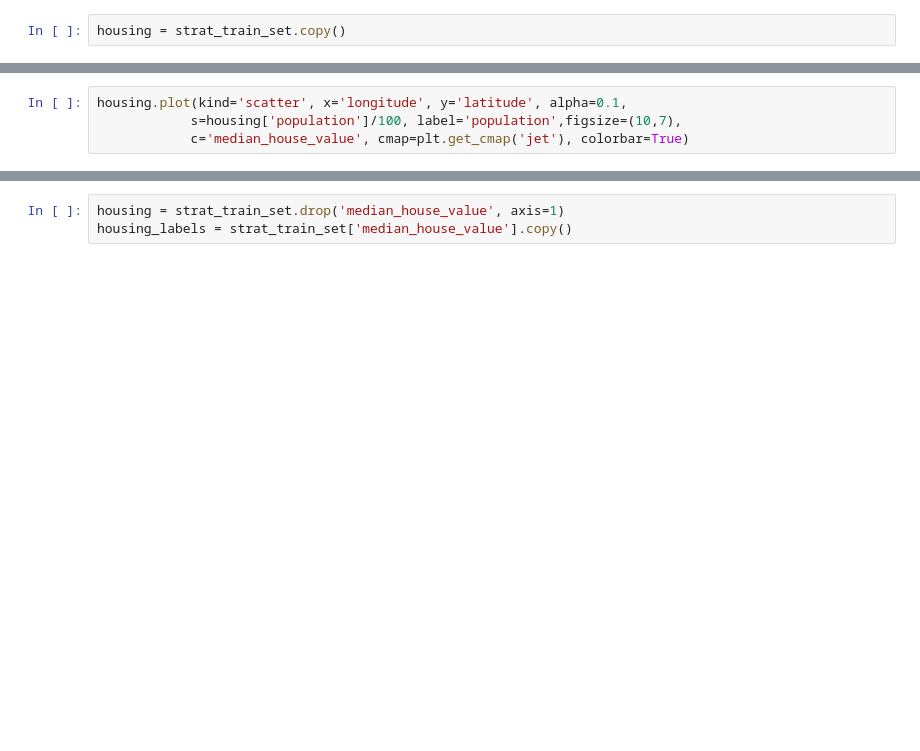
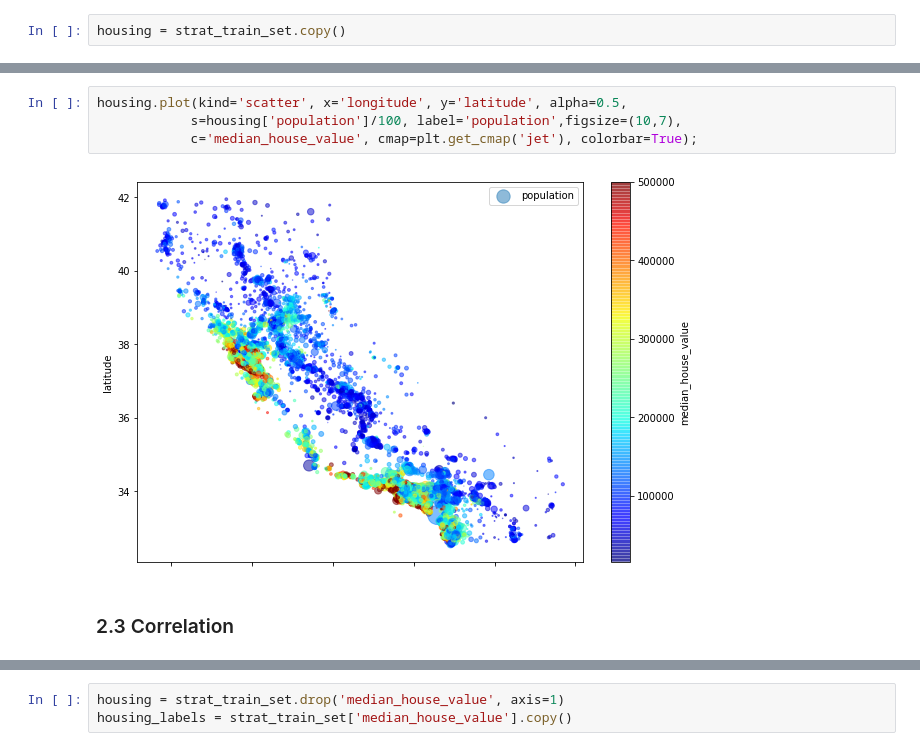
Before and after one commit to ballanr/ML, a Jupyter notebook: Housing.ipynb, the cells around one changed output, grey strips where cells are left out. Cells and saved outputs as stored; diff of their text form; blank space fills up the shorter version.

```diff
--- a/Housing.ipynb
+++ b/Housing.ipynb
@@ -50,4 +258,8 @@ housing = strat_train_set.copy()
 # %%
-housing.plot(kind='scatter', x='longitude', y='latitude', alpha=0.1,
+housing.plot(kind='scatter', x='longitude', y='latitude', alpha=0.5,
             s=housing['population']/100, label='population',figsize=(10,7),
-            c='median_house_value', cmap=plt.get_cmap('jet'), colorbar=True)
+            c='median_house_value', cmap=plt.get_cmap('jet'), colorbar=True);
+# %% [output]
+[figure, added]
+# %% [markdown]
+### <a id = "corr">2.3 Correlation</a>
```
Also changed, not shown: parts of 68 cells of this notebook.
